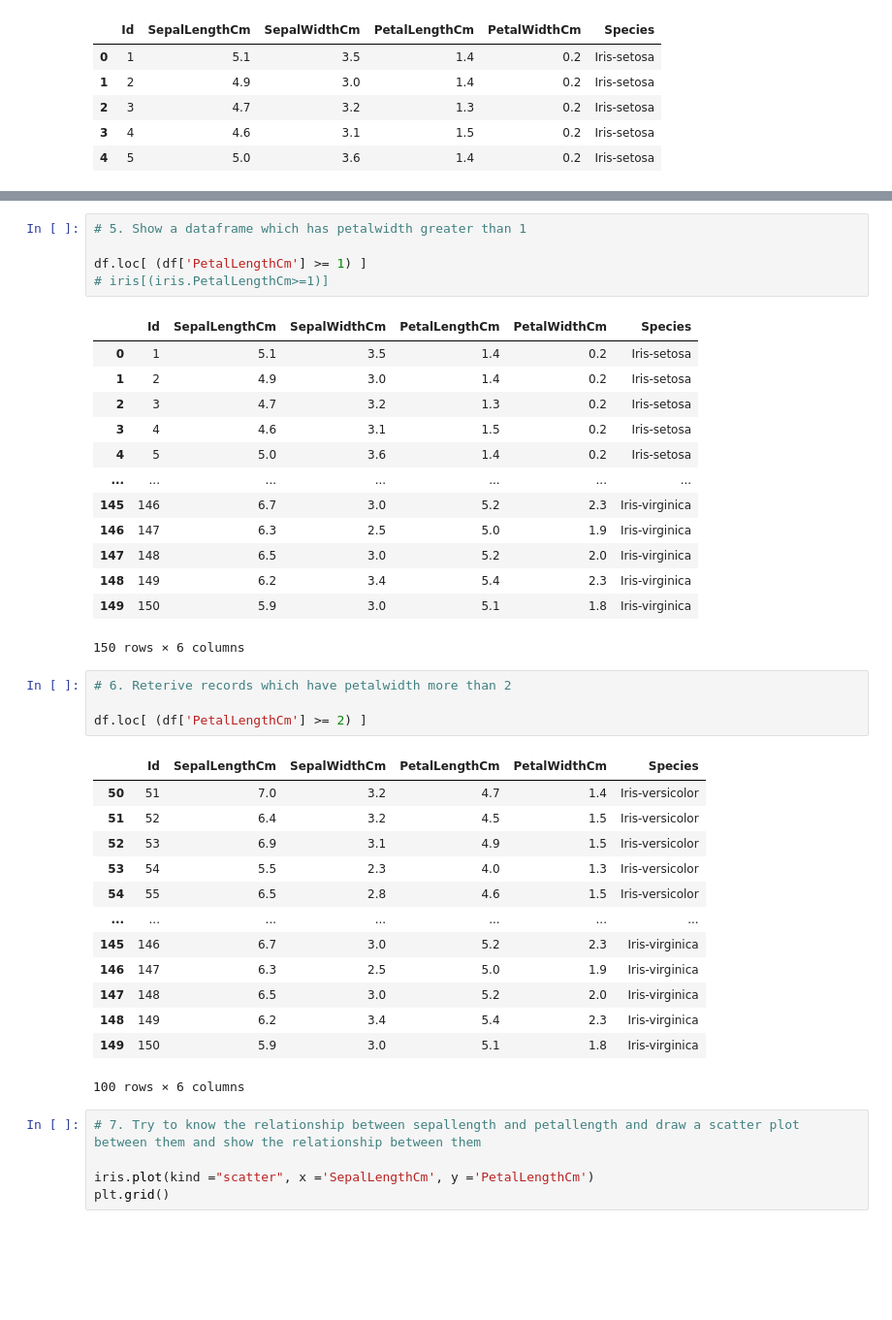
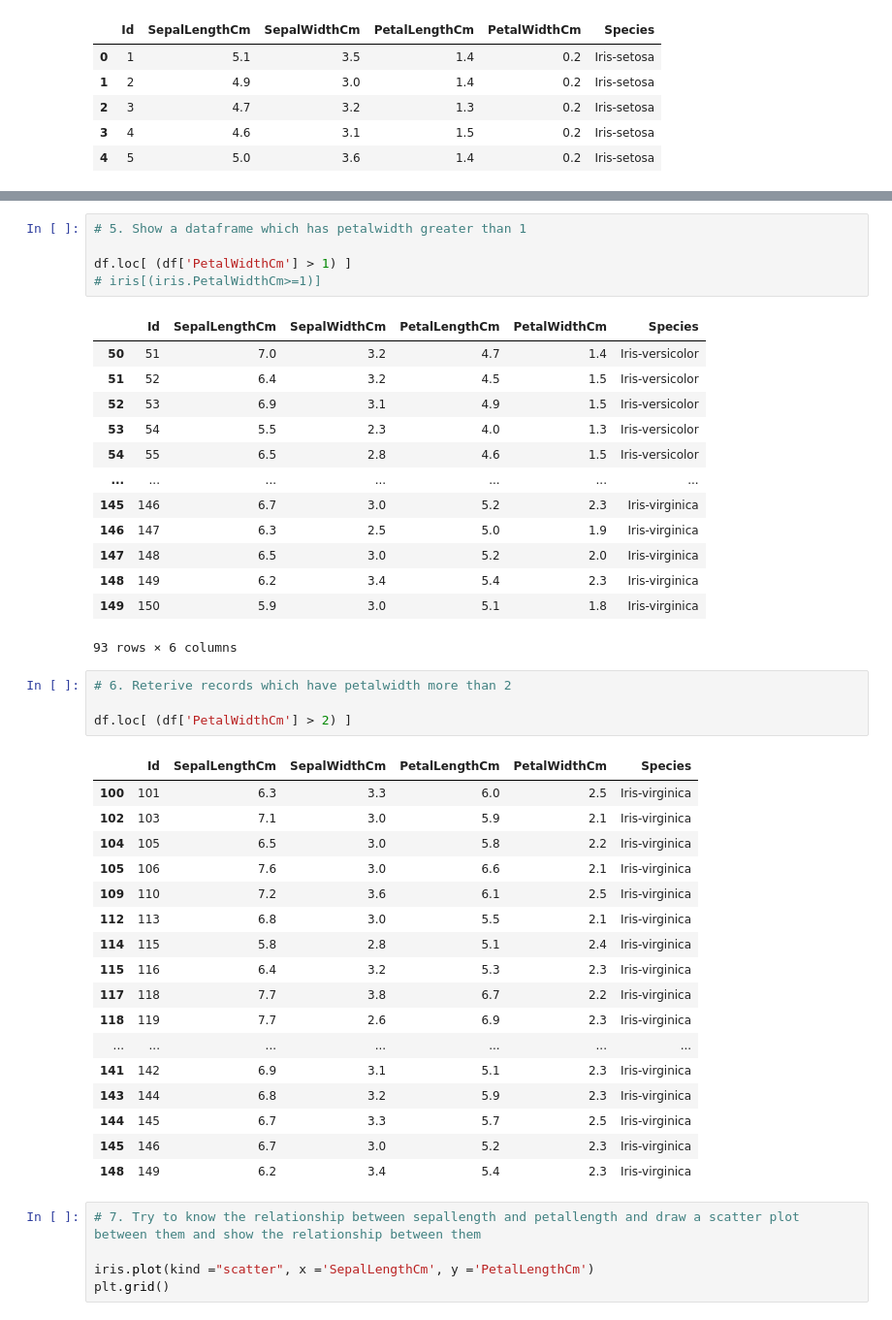
Before and after one commit to Thien-Nguyen-Git/Iris_Flowers, a Jupyter notebook: Beautiful_Flowers.ipynb, the cells around one changed output, grey strips where cells are left out. Shown at 97% size. Saved outputs shown, nothing was run; the diff lists cells and outputs as text; blank space fills up the shorter version.

```diff
--- a/Beautiful_Flowers.ipynb
+++ b/Beautiful_Flowers.ipynb
@@ -55,40 +54,44 @@ df.loc[ (df['SepalWidthCm'] >= 4) ]
 # %%
 # 5. Show a dataframe which has petalwidth greater than 1
 
-df.loc[ (df['PetalLengthCm'] >= 1) ]
-# iris[(iris.PetalLengthCm>=1)]
+df.loc[ (df['PetalWidthCm'] > 1) ]
+# iris[(iris.PetalWidthCm>=1)]
 # %% [output]
 |  | Id | SepalLengthCm | SepalWidthCm | PetalLengthCm | PetalWidthCm | Species |
-| 0 | 1 | 5.1 | 3.5 | 1.4 | 0.2 | Iris-setosa |
-| 1 | 2 | 4.9 | 3.0 | 1.4 | 0.2 | Iris-setosa |
-| 2 | 3 | 4.7 | 3.2 | 1.3 | 0.2 | Iris-setosa |
-| 3 | 4 | 4.6 | 3.1 | 1.5 | 0.2 | Iris-setosa |
-| 4 | 5 | 5.0 | 3.6 | 1.4 | 0.2 | Iris-setosa |
+| 50 | 51 | 7.0 | 3.2 | 4.7 | 1.4 | Iris-versicolor |
+| 51 | 52 | 6.4 | 3.2 | 4.5 | 1.5 | Iris-versicolor |
+| 52 | 53 | 6.9 | 3.1 | 4.9 | 1.5 | Iris-versicolor |
+| 53 | 54 | 5.5 | 2.3 | 4.0 | 1.3 | Iris-versicolor |
+| 54 | 55 | 6.5 | 2.8 | 4.6 | 1.5 | Iris-versicolor |
 | ... | ... | ... | ... | ... | ... | ... |
 | 145 | 146 | 6.7 | 3.0 | 5.2 | 2.3 | Iris-virginica |
 | 146 | 147 | 6.3 | 2.5 | 5.0 | 1.9 | Iris-virginica |
 | 147 | 148 | 6.5 | 3.0 | 5.2 | 2.0 | Iris-virginica |
 | 148 | 149 | 6.2 | 3.4 | 5.4 | 2.3 | Iris-virginica |
 | 149 | 150 | 5.9 | 3.0 | 5.1 | 1.8 | Iris-virginica |
-150 rows × 6 columns
+93 rows × 6 columns
 # %%
 # 6. Reterive records which have petalwidth more than 2
 
-df.loc[ (df['PetalLengthCm'] >= 2) ]
+df.loc[ (df['PetalWidthCm'] > 2) ]
 # %% [output]
 |  | Id | SepalLengthCm | SepalWidthCm | PetalLengthCm | PetalWidthCm | Species |
-| 50 | 51 | 7.0 | 3.2 | 4.7 | 1.4 | Iris-versicolor |
-| 51 | 52 | 6.4 | 3.2 | 4.5 | 1.5 | Iris-versicolor |
-| 52 | 53 | 6.9 | 3.1 | 4.9 | 1.5 | Iris-versicolor |
-| 53 | 54 | 5.5 | 2.3 | 4.0 | 1.3 | Iris-versicolor |
-| 54 | 55 | 6.5 | 2.8 | 4.6 | 1.5 | Iris-versicolor |
+| 100 | 101 | 6.3 | 3.3 | 6.0 | 2.5 | Iris-virginica |
+| 102 | 103 | 7.1 | 3.0 | 5.9 | 2.1 | Iris-virginica |
+| 104 | 105 | 6.5 | 3.0 | 5.8 | 2.2 | Iris-virginica |
+| 105 | 106 | 7.6 | 3.0 | 6.6 | 2.1 | Iris-virginica |
+| 109 | 110 | 7.2 | 3.6 | 6.1 | 2.5 | Iris-virginica |
+| 112 | 113 | 6.8 | 3.0 | 5.5 | 2.1 | Iris-virginica |
+| 114 | 115 | 5.8 | 2.8 | 5.1 | 2.4 | Iris-virginica |
+| 115 | 116 | 6.4 | 3.2 | 5.3 | 2.3 | Iris-virginica |
+| 117 | 118 | 7.7 | 3.8 | 6.7 | 2.2 | Iris-virginica |
+| 118 | 119 | 7.7 | 2.6 | 6.9 | 2.3 | Iris-virginica |
 | ... | ... | ... | ... | ... | ... | ... |
+| 141 | 142 | 6.9 | 3.1 | 5.1 | 2.3 | Iris-virginica |
+| 143 | 144 | 6.8 | 3.2 | 5.9 | 2.3 | Iris-virginica |
+| 144 | 145 | 6.7 | 3.3 | 5.7 | 2.5 | Iris-virginica |
 | 145 | 146 | 6.7 | 3.0 | 5.2 | 2.3 | Iris-virginica |
-| 146 | 147 | 6.3 | 2.5 | 5.0 | 1.9 | Iris-virginica |
-| 147 | 148 | 6.5 | 3.0 | 5.2 | 2.0 | Iris-virginica |
 | 148 | 149 | 6.2 | 3.4 | 5.4 | 2.3 | Iris-virginica |
-| 149 | 150 | 5.9 | 3.0 | 5.1 | 1.8 | Iris-virginica |
-100 rows × 6 columns
 # %%
 # 7. Try to know the relationship between sepallength and petallength and draw a scatter plot between them and show the relationship between them
 
```
Also changed, not shown: parts of 25 cells of this notebook.
